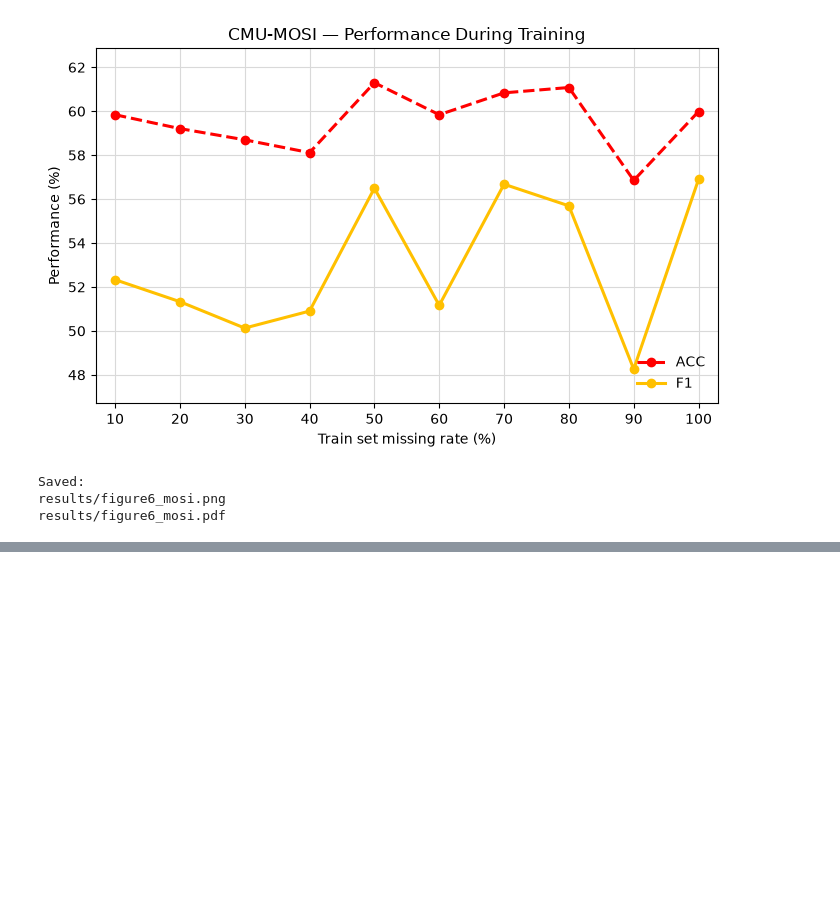
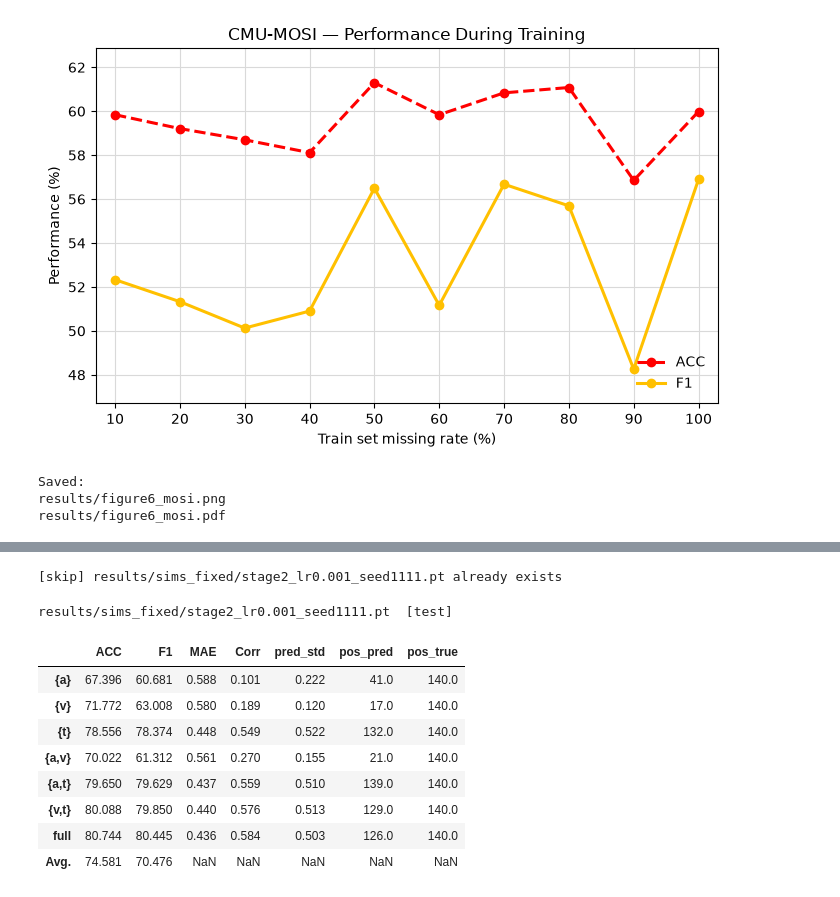
Before and after one commit to siddhisingh9/mplmm-project, a Jupyter notebook: Baseline/BaselineReproduction.ipynb, the cells around one changed output, grey strips where cells are left out. Drawn from its saved outputs; the diff is of its cells as text; code cells hidden in the pictures; blank space fills up the shorter version.

```diff
--- a/Baseline/BaselineReproduction.ipynb
+++ b/Baseline/BaselineReproduction.ipynb
@@ -2422,0 +2566,19 @@ results/figure6_mosi.pdf
+# %%
+# Step 1: data sanity check
+from collections import Counter
+
+args = SimpleNamespace(dataset="sims", data_path=SIMS_PATH, drop_rate=0.7, sims_norm=1)
+for split in ["train", "valid", "test"]:
+    ds = get_data(args, split=split)
+    print(f"{split:5s}: n={len(ds)}, dims(t,a,v)={ds.get_dim()}, seq_len(t,a,v)={ds.get_seq_len()}")
+
+ds = get_data(args, split="train")
+for key in ["text", "audio", "vision"]:
+    f = ds.feats[key]
+    print(f"  train {key:6s}: mean={f.mean():8.3f}  std={f.std():8.3f}  absmax={np.abs(f).max():8.3f}")
+
+(text, audio, vision), y, modes = next(iter(DataLoader(ds, batch_size=64, shuffle=False)))
+print("batch shapes:", tuple(text.shape), tuple(audio.shape), tuple(vision.shape), "labels", tuple(y.shape))
+assert y.shape[1:] == (1, 1), "labels must be (B, 1, 1) so that squeeze(-1) -> (B, 1) == preds"
+print("label after squeeze(-1):", tuple(y.squeeze(-1).shape), "(must match model output (B, 1))")
+print("missing-mode mix in one batch at drop 0.7:", dict(sorted(Counter(modes.tolist()).items())))
@@ -2422,0 +2595,16 @@ results/figure6_mosi.pdf
+# %%
+# Step 3: stage 2, paper setting (MOSEI-pretrained, missing rate 0.7, 30 epochs, lr 1e-3)
+stage2_ckpt = train_sims(f"stage2_lr{1e-3:g}_seed1111.pt", pretrained=True, lr=1e-3)
+stage2_res = eval_sims_checkpoint(stage2_ckpt, split="test")
+# %% [output]
+[skip] results/sims_fixed/stage2_lr0.001_seed1111.pt already exists
+results/sims_fixed/stage2_lr0.001_seed1111.pt  [test]
+|  | ACC | F1 | MAE | Corr | pred_std | pos_pred | pos_true |
+| {a} | 67.396 | 60.681 | 0.588 | 0.101 | 0.222 | 41.0 | 140.0 |
+| {v} | 71.772 | 63.008 | 0.580 | 0.189 | 0.120 | 17.0 | 140.0 |
+| {t} | 78.556 | 78.374 | 0.448 | 0.549 | 0.522 | 132.0 | 140.0 |
+| {a,v} | 70.022 | 61.312 | 0.561 | 0.270 | 0.155 | 21.0 | 140.0 |
+| {a,t} | 79.650 | 79.629 | 0.437 | 0.559 | 0.510 | 139.0 | 140.0 |
+| {v,t} | 80.088 | 79.850 | 0.440 | 0.576 | 0.513 | 129.0 | 140.0 |
+| full | 80.744 | 80.445 | 0.436 | 0.584 | 0.503 | 126.0 | 140.0 |
+| Avg. | 74.581 | 70.476 | NaN | NaN | NaN | NaN | NaN |
```
Also changed, not shown: parts of 17 cells of this notebook, 13 other files.
